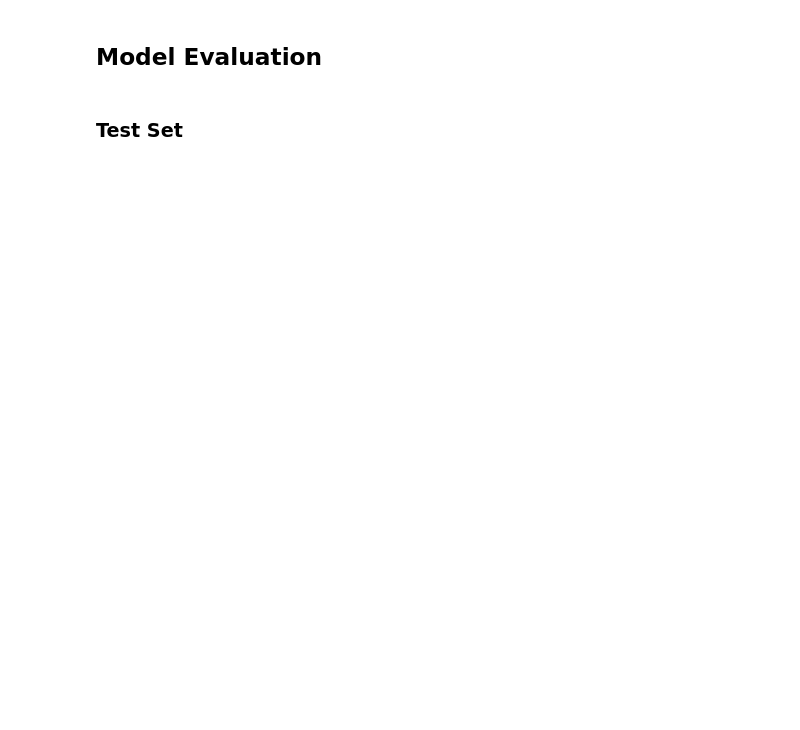
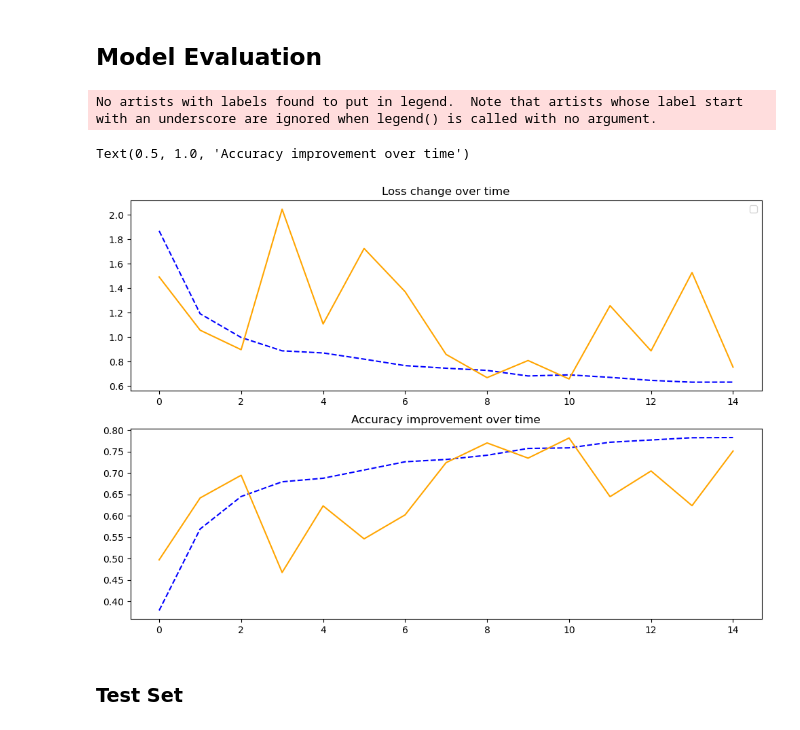
Before and after one commit to Convidium/cnn_image_classifier, a Jupyter notebook: k12456319.ipynb, the cells around one changed output. Drawn from its saved outputs; the diff is of its cells as text; code cells hidden in the pictures; blank space fills up the shorter version.

```diff
--- a/k12456319.ipynb
+++ b/k12456319.ipynb
@@ -225,6 +225,7 @@ average_brightness_per_class(dataset)
 import torch
 from torch.utils.data import Dataset
 import torchvision.io
+import torchvision.transforms as transforms
 
 class SatelliteImageDataset(Dataset):
     def __init__(self, dataframe: pd.DataFrame, transform=None):
@@ -247,6 +248,15 @@ class SatelliteImageDataset(Dataset):
             image = self.transform(image)
 
         return image, label
+
+
+train_transform = transforms.Compose([
+    transforms.RandomHorizontalFlip(p=0.5),
+    transforms.RandomVerticalFlip(p=0.5),
+    transforms.RandomRotation(degrees=90),
+])
+
+val_transform = None
 # %% [markdown]
 ### Data Loaders
 # %%
@@ -255,8 +265,8 @@ from torch.utils.data import DataLoader
 
 num_workers = min(4, os.cpu_count())
 
-train_dataset = SatelliteImageDataset(train_dataset)
-val_dataset = SatelliteImageDataset(val_dataset)
+train_dataset = SatelliteImageDataset(train_dataset, transform=train_transform)
+val_dataset = SatelliteImageDataset(val_dataset, transform=val_transform)
 
 train_dataloader = DataLoader(
     train_dataset,
@@ -283,21 +293,24 @@ class SatelliteImgCNN(nn.Module):
         super().__init__()
         self.features = nn.Sequential(
             nn.Conv2d(in_channels=3, out_channels=32, kernel_size=3, stride=1, padding=1),
+            nn.BatchNorm2d(32),
             nn.ReLU(),
             nn.Conv2d(in_channels=32, out_channels=32, kernel_size=3, stride=1, padding=1),
+            nn.BatchNorm2d(32),
             nn.ReLU(),
             nn.MaxPool2d(kernel_size=2, stride=2),
 
             nn.Conv2d(in_channels=32, out_channels=64, kernel_size=3, stride=1, padding=1),
+            nn.BatchNorm2d(64),
             nn.ReLU(),
             nn.Conv2d(in_channels=64, out_channels=64, kernel_size=3, stride=1, padding=1),
+            nn.BatchNorm2d(64),
             nn.ReLU(),
             nn.MaxPool2d(kernel_size=2, stride=2)
         )
 
         self.classifier = nn.Sequential(
             nn.Flatten(),
-
             nn.Linear(in_features=64 * 16 * 16, out_features=128),
             nn.ReLU(),
             nn.Dropout(p=0.2),
@@ -309,8 +322,6 @@ class SatelliteImgCNN(nn.Module):
         x = self.features(x)
         x = self.classifier(x)
         return x
-
-model = SatelliteImgCNN().to(device)
 # %% [markdown]
 ### Training Loop
 # %%
@@ -414,3 +424,21 @@ Val Loss: 0.8145, Val Accuracy: 78.95%
+# %%
+# your code goes here (plot_training_curves)
+fig, (ax1, ax2) = plt.subplots(2, 1, figsize=(12, 8))
+
+ax1.plot(train_losses, linestyle="--", color="b")
+ax1.plot(val_losses, color="orange")
+
+ax1.set_title("Loss change over time")
+ax1.legend()
+
+ax2.plot(train_accuracies, linestyle="--", color="b")
+ax2.plot(val_accuracies, color="orange")
+
+ax2.set_title("Accuracy improvement over time")
+# %% [output]
+No artists with labels found to put in legend.  Note that artists whose label start with an underscore are ignored when legend() is called with no argument.
+Text(0.5, 1.0, 'Accuracy improvement over time')
+[figure, added]
 # %%
 # your code goes here (plot_confusion_matrix)
 # %%
```
Also changed, not shown: parts of 2 cells of this notebook, 1 other file.
